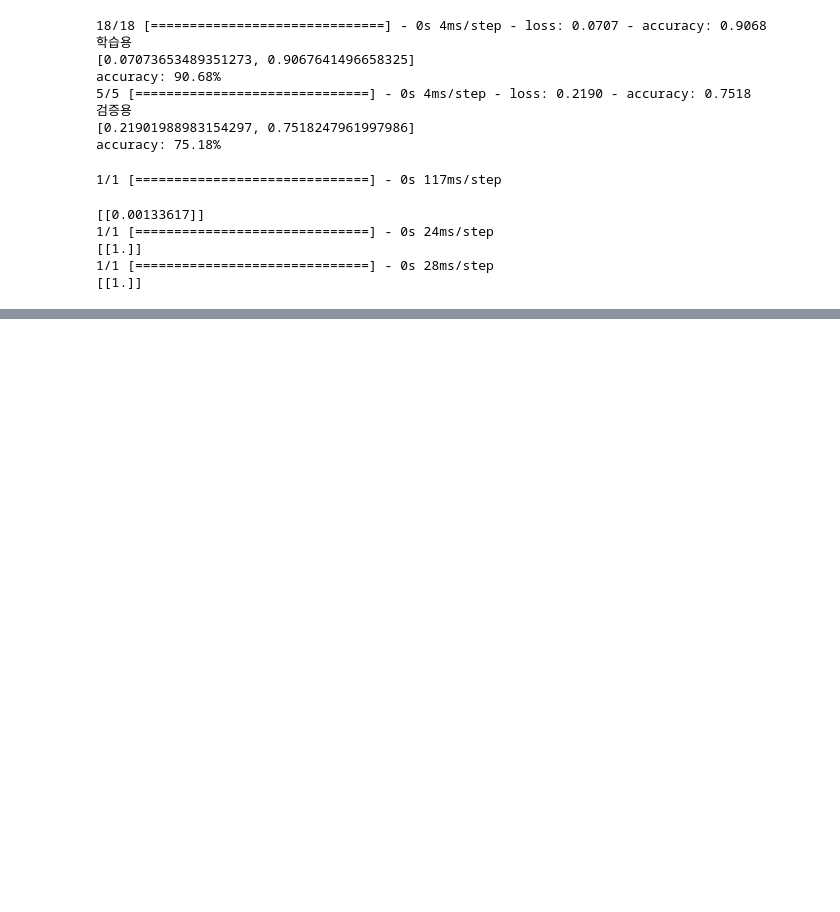
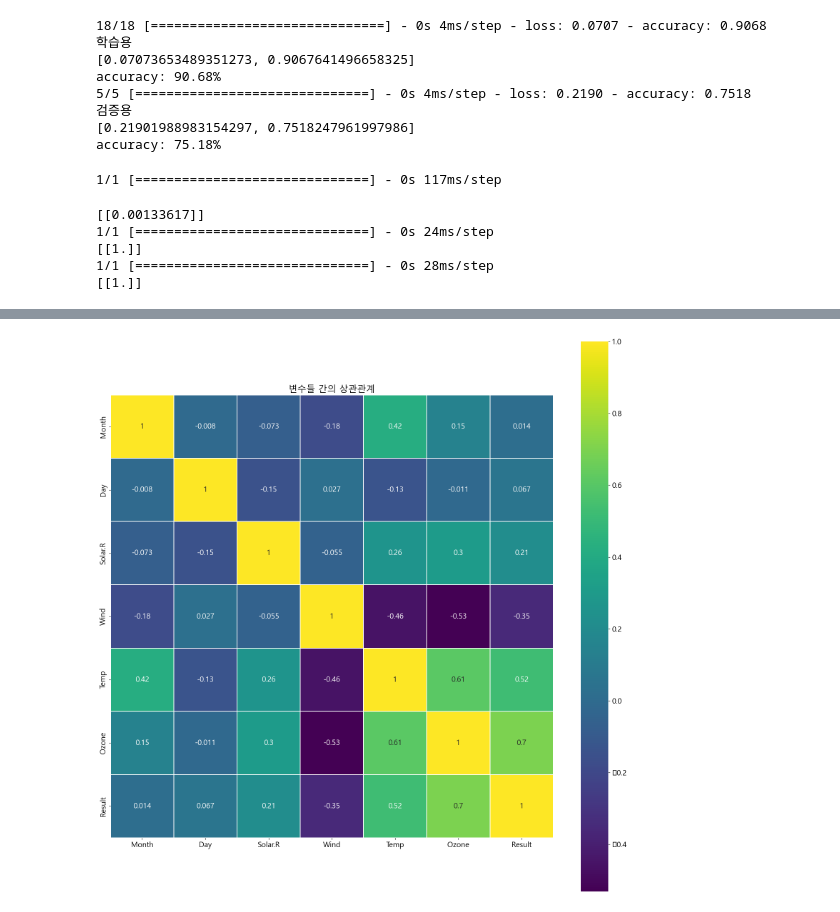
Before and after one commit to hyewon961117/hw_study2, a Jupyter notebook: two/002_인공신경망_tensorflow.ipynb, the cells around one changed output, grey strips where cells are left out. Drawn from its saved outputs; the diff is of its cells as text; code cells hidden in the pictures; blank space fills up the shorter version.

```diff
--- a/two/002_인공신경망_tensorflow.ipynb
+++ b/two/002_인공신경망_tensorflow.ipynb
@@ -1094,0 +1152,5 @@ model.save('./data/titanic/titanic.h5')
+# %%
+train_cols=['Solar.R', 'Wind', 'Temp']
+
+X = df[train_cols]
+y = df['Result']
@@ -1094,0 +1172,15 @@ model.save('./data/titanic/titanic.h5')
+# %%
+X = X_samp[train_cols]
+y = y_samp['Result']
+
+df_samp["Result"].value_counts()
+
+#상관계수 행렬 그래프
+plt.figure(figsize=(20, 20))
+plt.rc('font', size=15)
+sns.heatmap(df.corr(), linewidths=0.01, square=True,
+            annot=True, cmap=plt.cm.viridis, linecolor="white")
+plt.title('변수들 간의 상관관계')
+plt.show()
+# %% [output]
+[figure, added]
```
Also changed, not shown: parts of 49 cells of this notebook, 22 other files.
